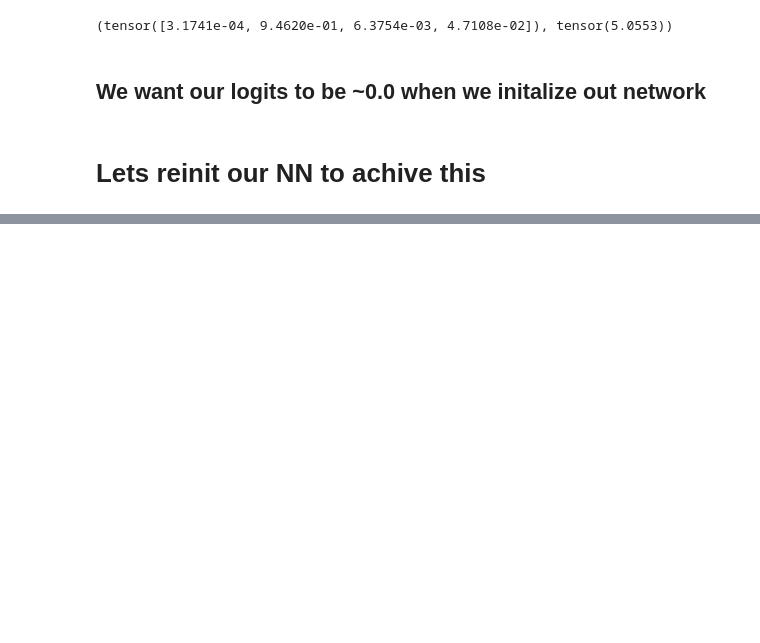
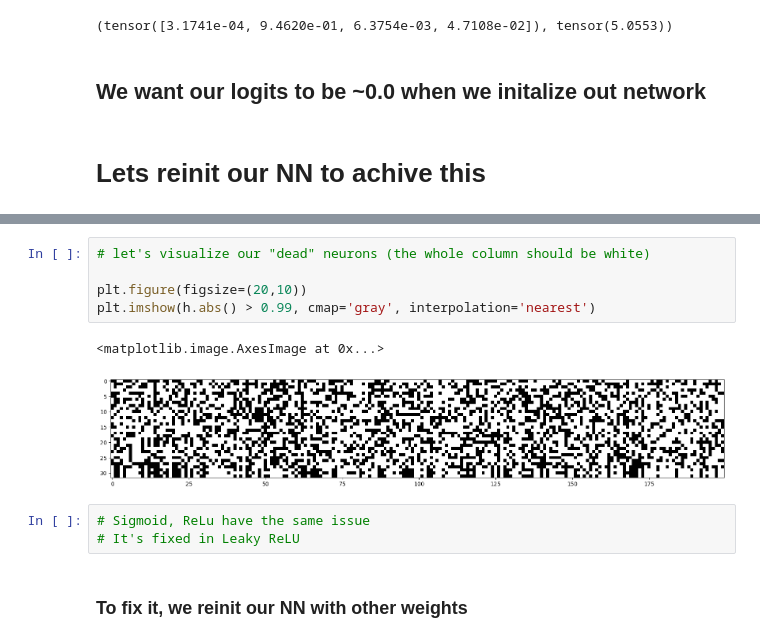
Before and after one commit to 6b656b/notebooks, a Jupyter notebook: karpathy_videos/04_mlp_act_and_grad.ipynb, the cells around one changed output, grey strips where cells are left out. Cells and saved outputs as stored; diff of their text form; blank space fills up the shorter version.

Commit message:
fixing dead cells

```diff
--- a/karpathy_videos/04_mlp_act_and_grad.ipynb
+++ b/karpathy_videos/04_mlp_act_and_grad.ipynb
@@ -250,0 +423,13 @@ for p in parameters:
+# %%
+# let's visualize our "dead" neurons (the whole column should be white)
+
+plt.figure(figsize=(20,10))
+plt.imshow(h.abs() > 0.99, cmap='gray', interpolation='nearest')
+# %% [output]
+<matplotlib.image.AxesImage at 0x...>
+[figure, added]
+# %%
+# Sigmoid, ReLu have the same issue
+# It's fixed in Leaky ReLU
+# %% [markdown]
+### To fix it, we reinit our NN with other weights
```
Also changed, not shown: parts of 22 cells of this notebook.
